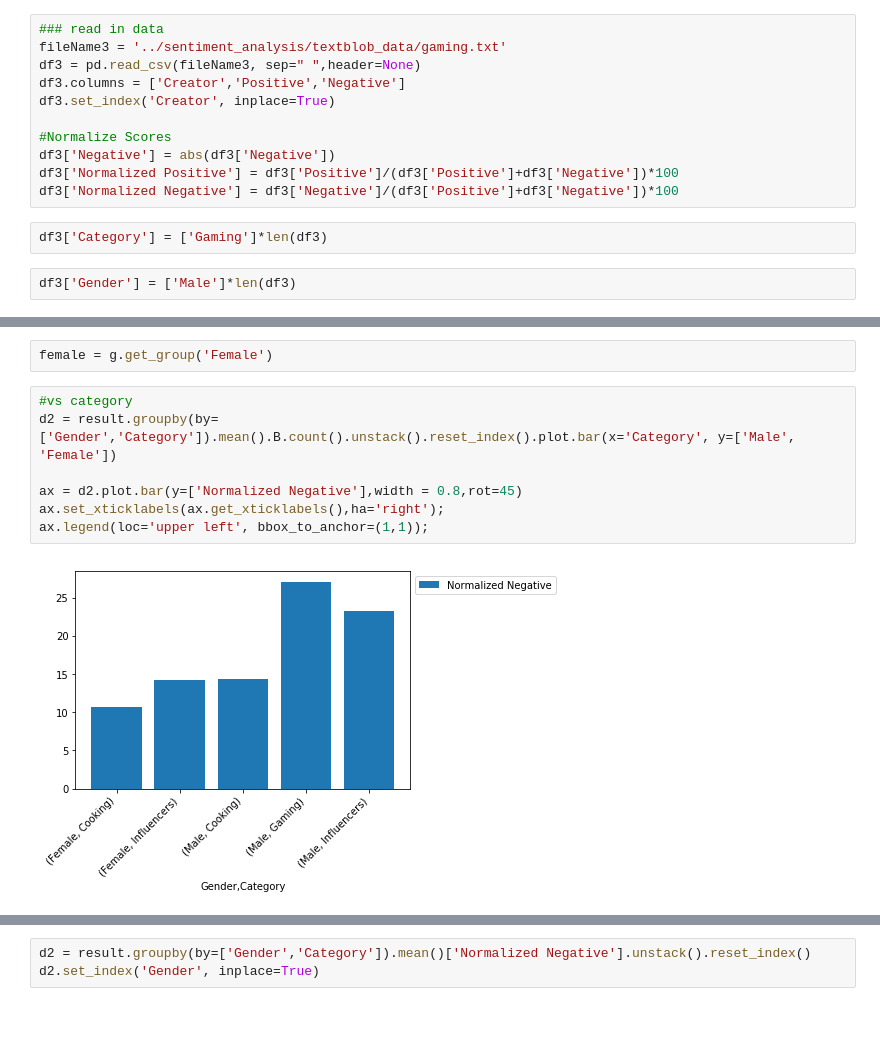
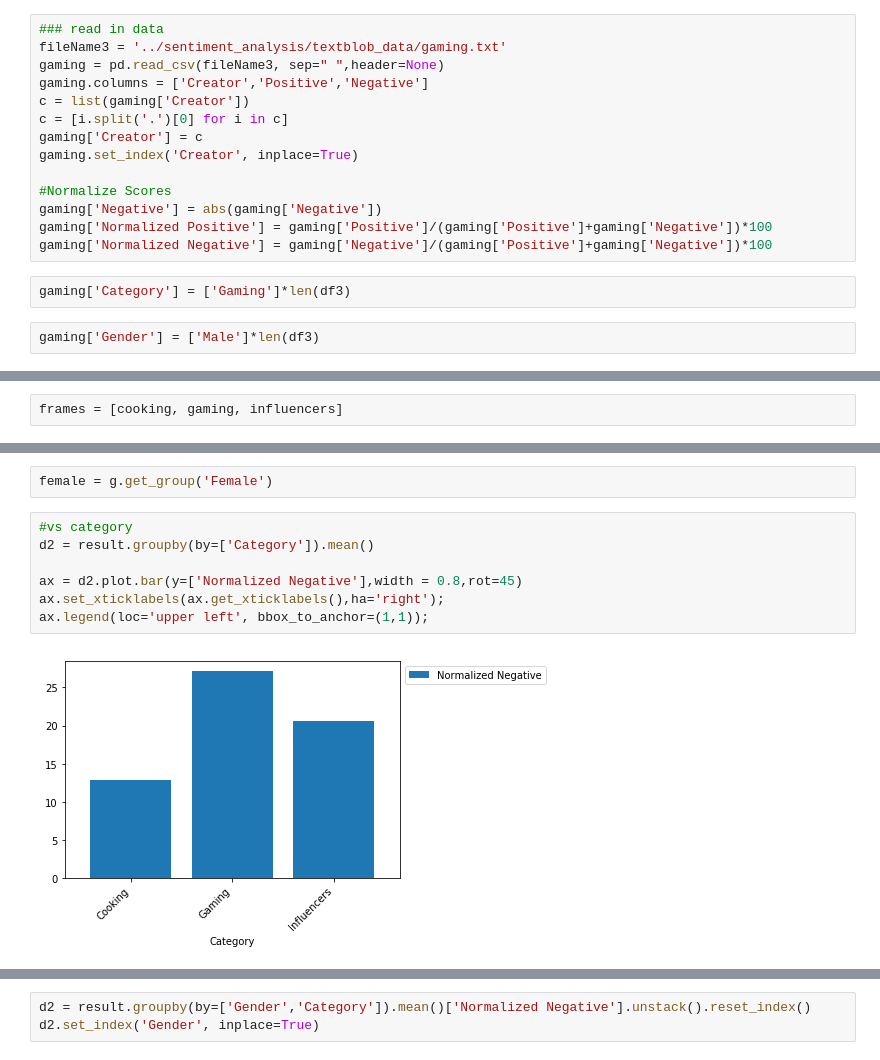
Before and after one commit to jivers-ucsd/ECE-229-Project---Group-7, a Jupyter notebook: plotting/graph influencers.ipynb, the cells around one changed output, grey strips where cells are left out. Cells and saved outputs as stored; diff of their text form; blank space fills up the shorter version.

```diff
--- a/plotting/graph influencers.ipynb
+++ b/plotting/graph influencers.ipynb
@@ -74,15 +79,18 @@ df2
 # %%
 ### read in data
 fileName3 = '../sentiment_analysis/textblob_data/gaming.txt'
-df3 = pd.read_csv(fileName3, sep=" ",header=None)
-df3.columns = ['Creator','Positive','Negative']
-df3.set_index('Creator', inplace=True)
+gaming = pd.read_csv(fileName3, sep=" ",header=None)
+gaming.columns = ['Creator','Positive','Negative']
+c = list(gaming['Creator'])
+c = [i.split('.')[0] for i in c]
+gaming['Creator'] = c
+gaming.set_index('Creator', inplace=True)
 
 #Normalize Scores
-df3['Negative'] = abs(df3['Negative'])
-df3['Normalized Positive'] = df3['Positive']/(df3['Positive']+df3['Negative'])*100
-df3['Normalized Negative'] = df3['Negative']/(df3['Positive']+df3['Negative'])*100
+gaming['Negative'] = abs(gaming['Negative'])
+gaming['Normalized Positive'] = gaming['Positive']/(gaming['Positive']+gaming['Negative'])*100
+gaming['Normalized Negative'] = gaming['Negative']/(gaming['Positive']+gaming['Negative'])*100
 # %%
-df3['Category'] = ['Gaming']*len(df3)
+gaming['Category'] = ['Gaming']*len(df3)
 # %%
-df3['Gender'] = ['Male']*len(df3)
+gaming['Gender'] = ['Male']*len(df3)
@@ -91,3 +116,5 @@ frames = [df, df2, df3]
+# %%
+frames = [cooking, gaming, influencers]
 # %%
 result = pd.concat(frames)
 # %% [output]
@@ -106,10 +154,10 @@ male = g.get_group('Male')
 female = g.get_group('Female')
 # %%
 #vs category
-d2 = result.groupby(by=['Gender','Category']).mean().B.count().unstack().reset_index().plot.bar(x='Category', y=['Male', 'Female'])
+d2 = result.groupby(by=['Category']).mean()
 
 ax = d2.plot.bar(y=['Normalized Negative'],width = 0.8,rot=45)
 ax.set_xticklabels(ax.get_xticklabels(),ha='right');
 ax.legend(loc='upper left', bbox_to_anchor=(1,1));
 # %% [output]
-[figure, old version]
+[figure, new version]
```
Also changed, not shown: parts of 26 cells of this notebook, 3 other files.
